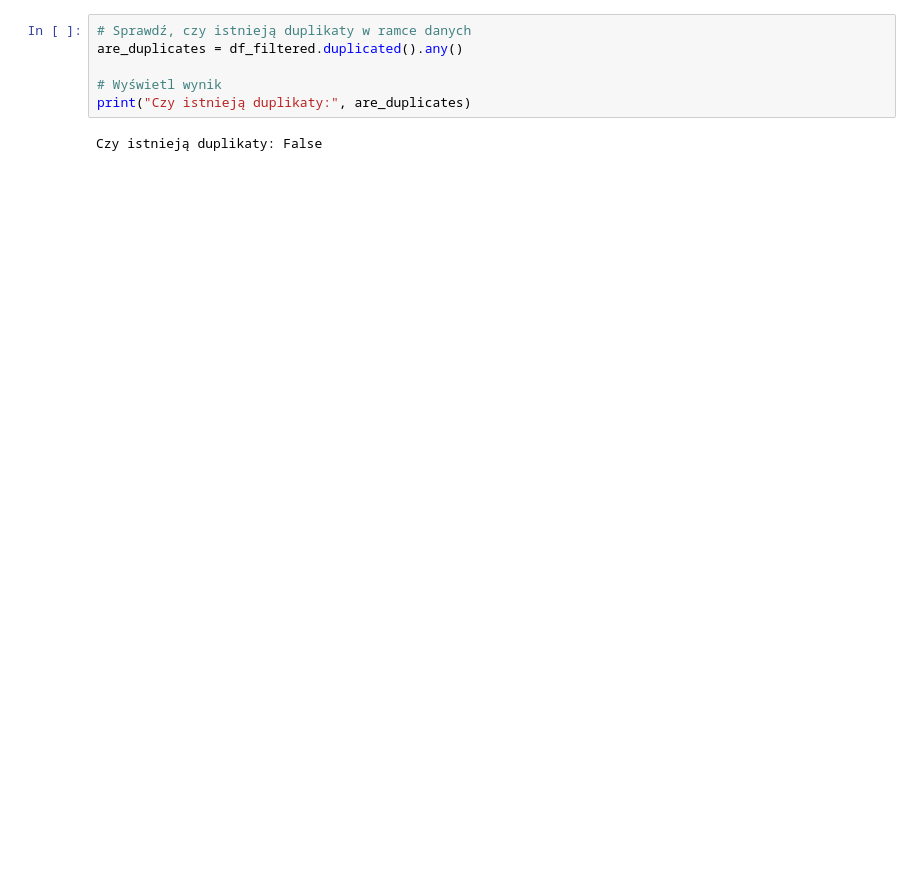
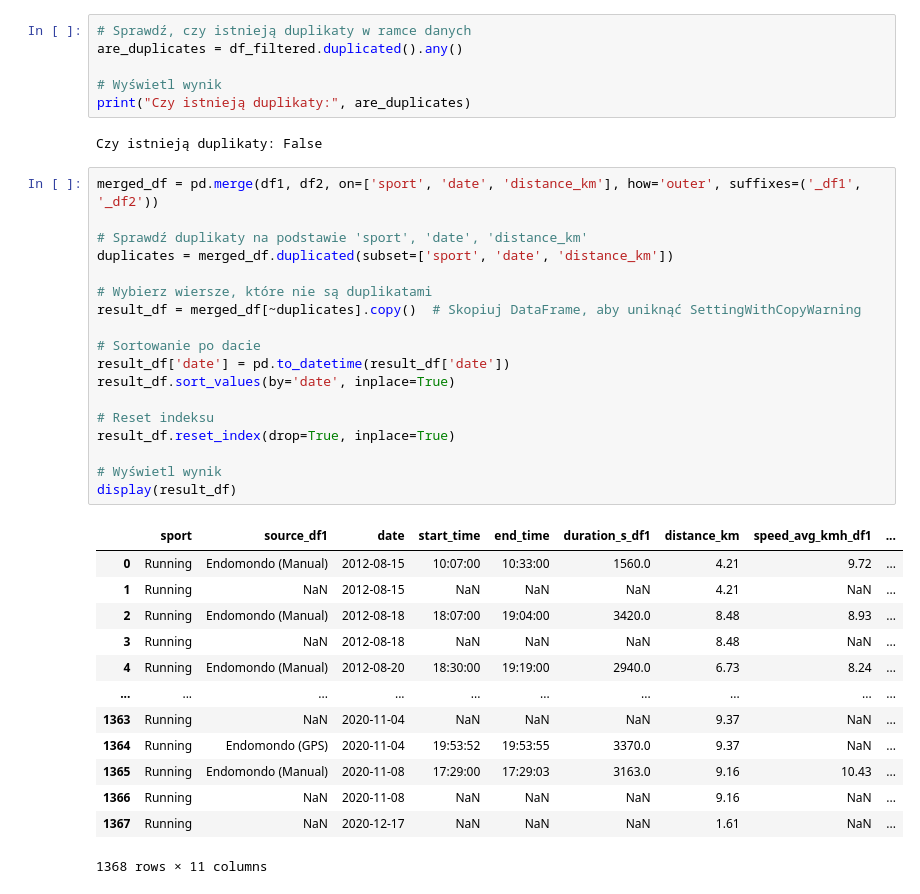
Before and after one commit to slawomirzurek/SQL_Course_2_Solutions, a Jupyter notebook: Workouts2.ipynb, the cells around one changed output. Saved outputs shown, nothing was run; the diff lists cells and outputs as text; blank space fills up the shorter version.

```diff
--- a/Workouts2.ipynb
+++ b/Workouts2.ipynb
@@ -142,3 +132,35 @@ are_duplicates = df_filtered.duplicated().any()
 print("Czy istnieją duplikaty:", are_duplicates)
 # %% [output]
 Czy istnieją duplikaty: False
+# %%
+merged_df = pd.merge(df1, df2, on=['sport', 'date', 'distance_km'], how='outer', suffixes=('_df1', '_df2'))
+
+# Sprawdź duplikaty na podstawie 'sport', 'date', 'distance_km'
+duplicates = merged_df.duplicated(subset=['sport', 'date', 'distance_km'])
+
+# Wybierz wiersze, które nie są duplikatami
+result_df = merged_df[~duplicates].copy()  # Skopiuj DataFrame, aby uniknąć SettingWithCopyWarning
+
+# Sortowanie po dacie
+result_df['date'] = pd.to_datetime(result_df['date'])
+result_df.sort_values(by='date', inplace=True)
+
+# Reset indeksu
+result_df.reset_index(drop=True, inplace=True)
+
+# Wyświetl wynik
+display(result_df)
+# %% [output]
+|  | sport | source_df1 | date | start_time | end_time | duration_s_df1 | distance_km | speed_avg_kmh_df1 | ... |
+| 0 | Running | Endomondo (Manual) | 2012-08-15 | 10:07:00 | 10:33:00 | 1560.0 | 4.21 | 9.72 | ... |
+| 1 | Running | NaN | 2012-08-15 | NaN | NaN | NaN | 4.21 | NaN | ... |
+| 2 | Running | Endomondo (Manual) | 2012-08-18 | 18:07:00 | 19:04:00 | 3420.0 | 8.48 | 8.93 | ... |
+| 3 | Running | NaN | 2012-08-18 | NaN | NaN | NaN | 8.48 | NaN | ... |
+| 4 | Running | Endomondo (Manual) | 2012-08-20 | 18:30:00 | 19:19:00 | 2940.0 | 6.73 | 8.24 | ... |
+| ... | ... | ... | ... | ... | ... | ... | ... | ... | ... |
+| 1363 | Running | NaN | 2020-11-04 | NaN | NaN | NaN | 9.37 | NaN | ... |
+| 1364 | Running | Endomondo (GPS) | 2020-11-04 | 19:53:52 | 19:53:55 | 3370.0 | 9.37 | NaN | ... |
+| 1365 | Running | Endomondo (Manual) | 2020-11-08 | 17:29:00 | 17:29:03 | 3163.0 | 9.16 | 10.43 | ... |
+| 1366 | Running | NaN | 2020-11-08 | NaN | NaN | NaN | 9.16 | NaN | ... |
+| 1367 | Running | NaN | 2020-12-17 | NaN | NaN | NaN | 1.61 | NaN | ... |
+1368 rows × 11 columns
```
Also changed, not shown: parts of 3 cells of this notebook.
